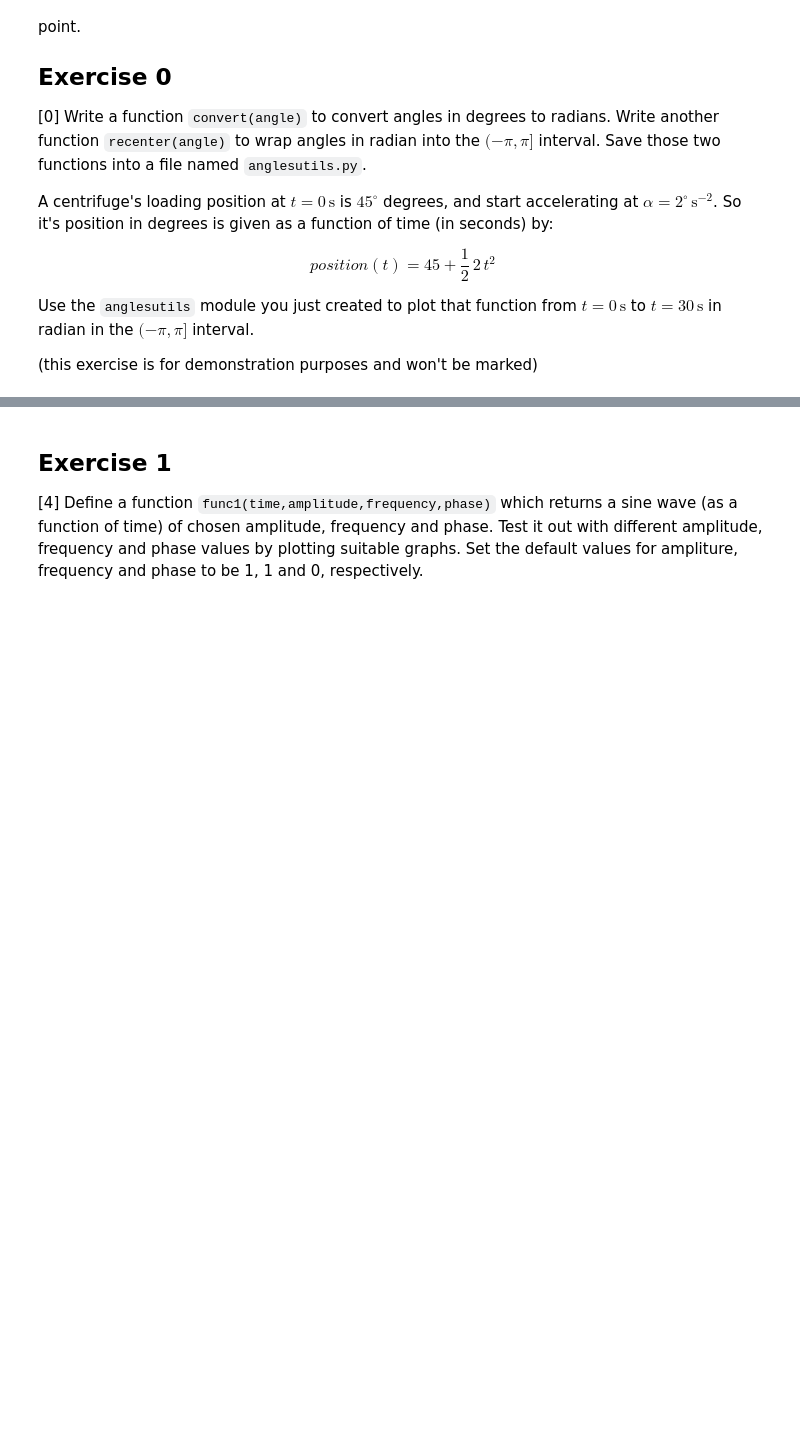
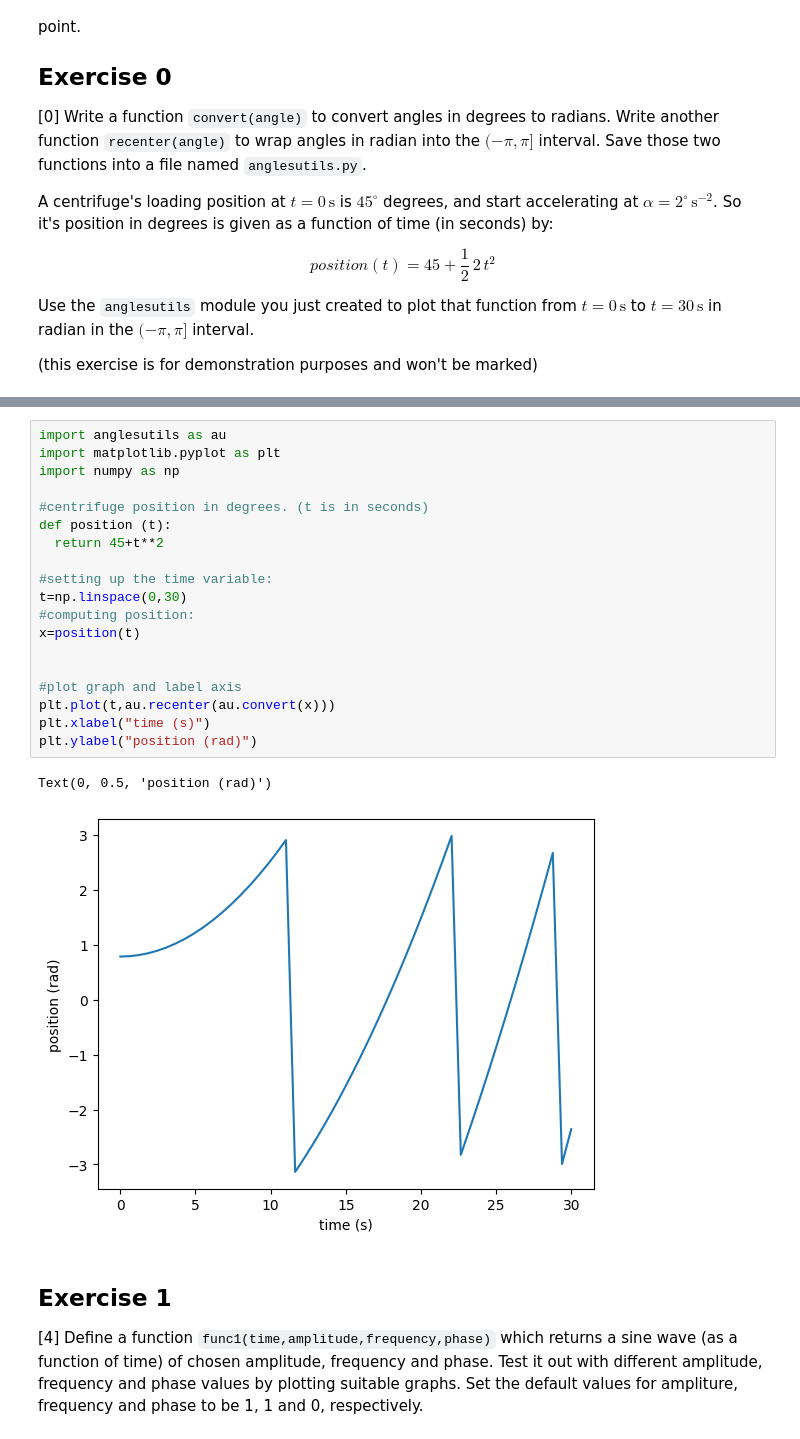
Before and after one commit to PX2145-2025/week-2-b-w-dummett, a Jupyter notebook: Functions.ipynb, the cells around one changed output, grey strips where cells are left out. Drawn from its saved outputs; the diff is of its cells as text; blank space fills up the shorter version.

```diff
--- a/Functions.ipynb
+++ b/Functions.ipynb
@@ -271,3 +295,25 @@ Use the `anglesutils` module you just created to plot that function from $t=0\,\
+# %%
+import anglesutils as au
+import matplotlib.pyplot as plt
+import numpy as np
+
+#centrifuge position in degrees. (t is in seconds)
+def position (t):
+  return 45+t**2
+
+#setting up the time variable:
+t=np.linspace(0,30)
+#computing position:
+x=position(t)
+
+
+#plot graph and label axis
+plt.plot(t,au.recenter(au.convert(x)))
+plt.xlabel("time (s)")
+plt.ylabel("position (rad)")
+# %% [output]
+Text(0, 0.5, 'position (rad)')
+[figure, added]
 # %% [markdown]
 ## Exercise 1
 
```
Also changed, not shown: parts of 10 cells of this notebook.
